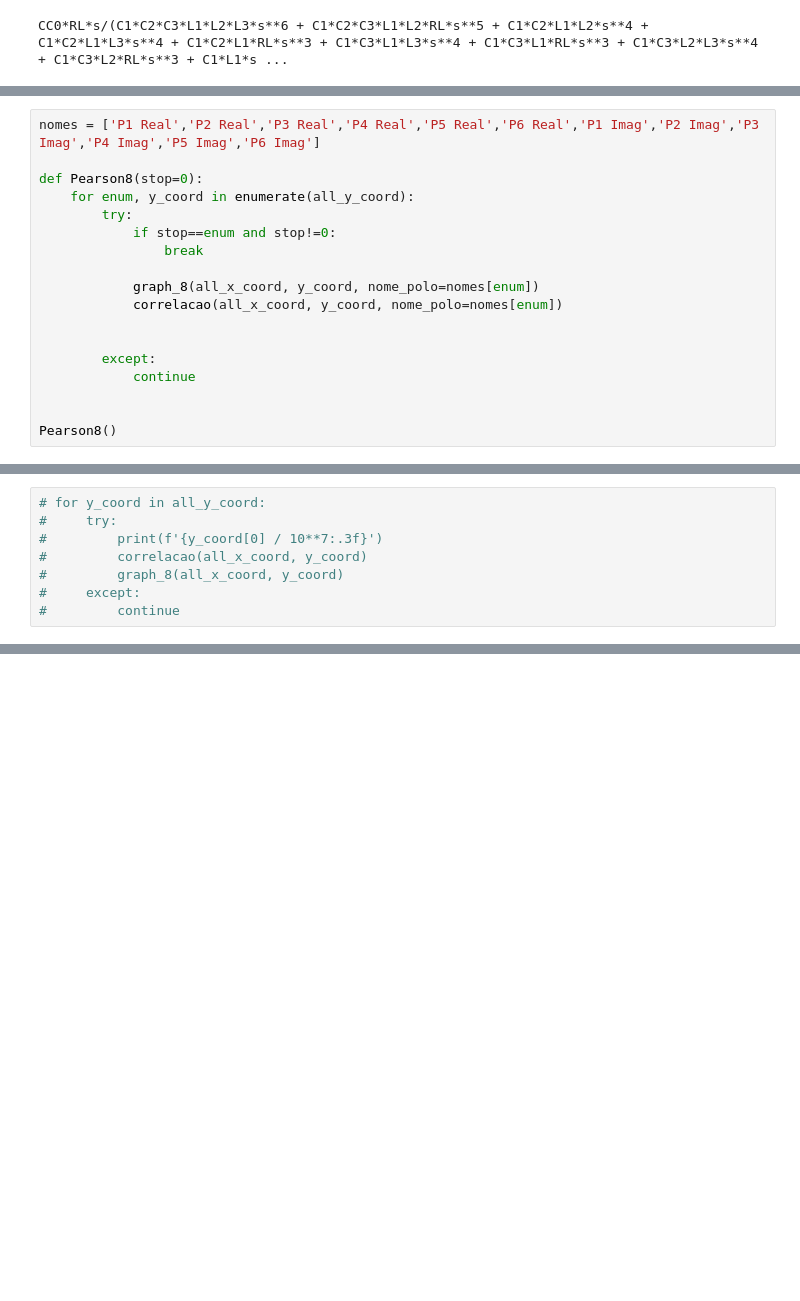
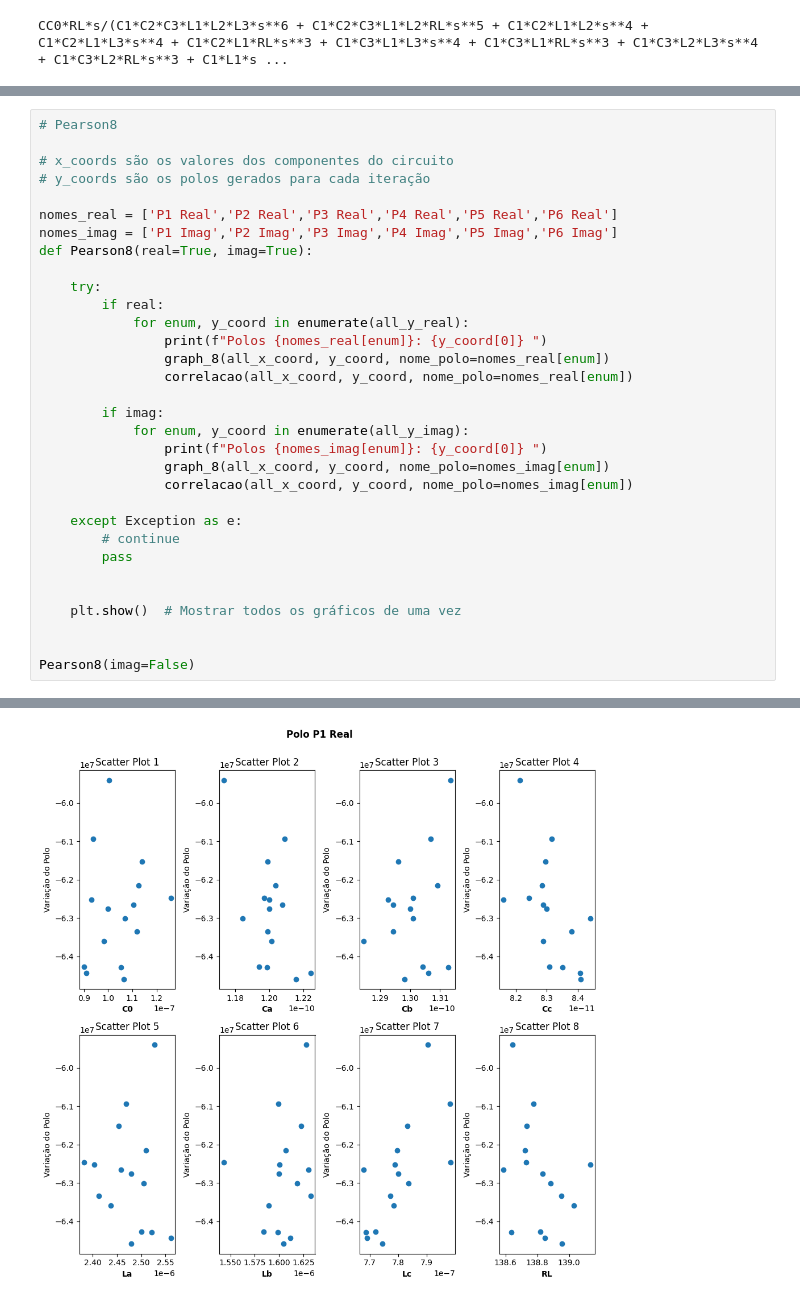
Before and after one commit to caiowlopes/TCC-ckt-shaper, a Jupyter notebook: tcc - 9.4.25.ipynb, the cells around one changed output, grey strips where cells are left out. Saved outputs shown, nothing was run; the diff lists cells and outputs as text; blank space fills up the shorter version.

```diff
--- a/tcc - 9.4.25.ipynb
+++ b/tcc - 9.4.25.ipynb
@@ -744,21 +682,3 @@ for polo_real, polo_imag in zip(real_pt, imag_pt):  # atribuindo valor pra cada
     y_coords6_imag.append(polo_imag[5])
     # y_coords7_imag.append(polo_imag[6])
     # y_coords8_imag.append(polo_imag[7])
-# %%
-nomes = ['P1 Real','P2 Real','P3 Real','P4 Real','P5 Real','P6 Real','P1 Imag','P2 Imag','P3 Imag','P4 Imag','P5 Imag','P6 Imag']
-
-def Pearson8(stop=0):
-    for enum, y_coord in enumerate(all_y_coord):
-        try:
-            if stop==enum and stop!=0:
-                break
-
-            graph_8(all_x_coord, y_coord, nome_polo=nomes[enum])
-            correlacao(all_x_coord, y_coord, nome_polo=nomes[enum])
-
-
-        except:
-            continue
-
-
-Pearson8()
@@ -779,8 +685,33 @@ Pearson8()
-# %%
-# for y_coord in all_y_coord:
-#     try:
-#         print(f'{y_coord[0] / 10**7:.3f}')
-#         correlacao(all_x_coord, y_coord)
-#         graph_8(all_x_coord, y_coord)
-#     except:
-#         continue
+# %%
+# Pearson8
+
+# x_coords são os valores dos componentes do circuito
+# y_coords são os polos gerados para cada iteração
+
+nomes_real = ['P1 Real','P2 Real','P3 Real','P4 Real','P5 Real','P6 Real']
+nomes_imag = ['P1 Imag','P2 Imag','P3 Imag','P4 Imag','P5 Imag','P6 Imag']
+def Pearson8(real=True, imag=True):
+
+    try:
+        if real:
+            for enum, y_coord in enumerate(all_y_real):
+                print(f"Polos {nomes_real[enum]}: {y_coord[0]} ")
+                graph_8(all_x_coord, y_coord, nome_polo=nomes_real[enum])
+                correlacao(all_x_coord, y_coord, nome_polo=nomes_real[enum])
+
+        if imag:
+            for enum, y_coord in enumerate(all_y_imag):
+                print(f"Polos {nomes_imag[enum]}: {y_coord[0]} ")
+                graph_8(all_x_coord, y_coord, nome_polo=nomes_imag[enum])
+                correlacao(all_x_coord, y_coord, nome_polo=nomes_imag[enum])
+
+    except Exception as e:
+        # continue
+        pass
+
+
+    plt.show()  # Mostrar todos os gráficos de uma vez
+
+
+Pearson8(imag=False)
+# %% [output]
@@ -786,0 +724 @@ Pearson8()
+[figure, added]
```
Also changed, not shown: parts of 21 cells of this notebook.
